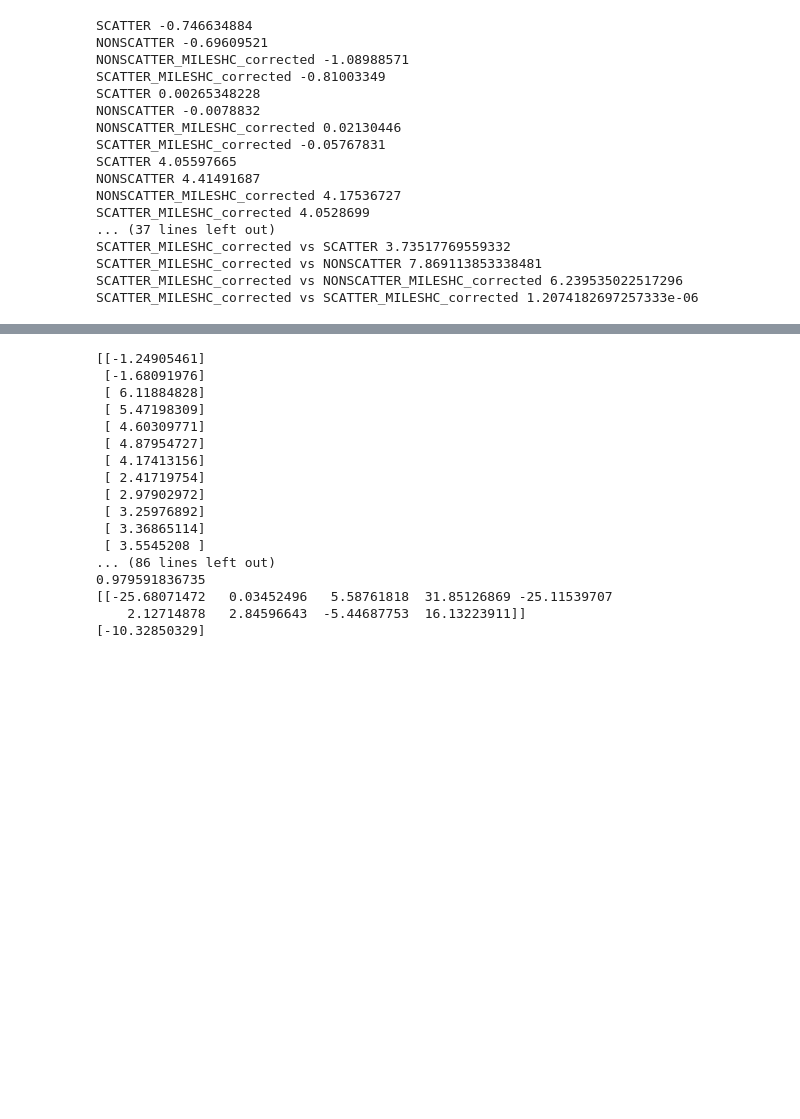
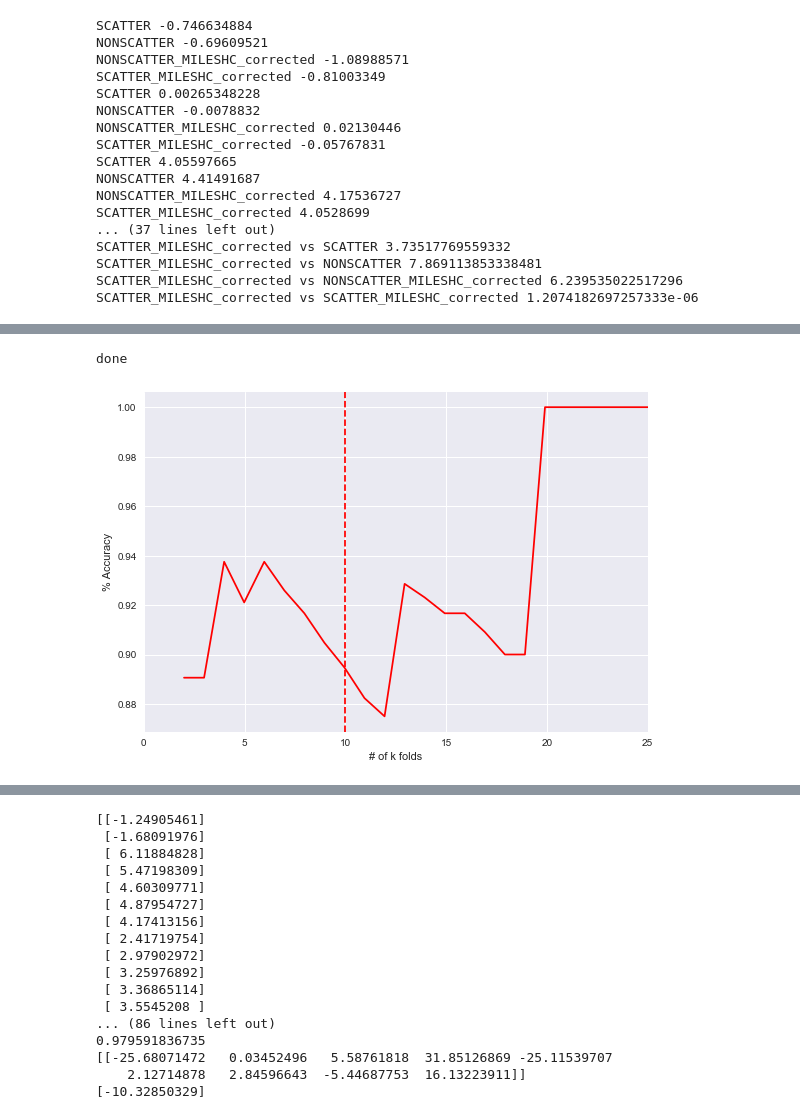
Before and after one commit to beckynevin/imaging_identification_mergers, a Jupyter notebook: LDA_with_priors.ipynb, the cells around one changed output, grey strips where cells are left out. Cells and saved outputs as stored; diff of their text form; code cells hidden in the pictures; blank space fills up the shorter version.

```diff
--- a/LDA_with_priors.ipynb
+++ b/LDA_with_priors.ipynb
@@ -400,0 +1545,15 @@ SCATTER_MILESHC_corrected vs SCATTER_MILESHC_corrected 1.2074182697257333e-06
+# %%
+print('done')
+
+plt.clf()
+plt.plot(k, avg_dec_0, color='red')
+
+plt.xlabel(r'# of k folds')
+plt.ylabel(r'% Accuracy')
+plt.axvline(x=10, color='red', ls='--')
+plt.xlim([0,25])
+plt.tight_layout()
+plt.show()
+# %% [output]
+done
+[figure, added]
```
Also changed, not shown: parts of 10 cells of this notebook.
